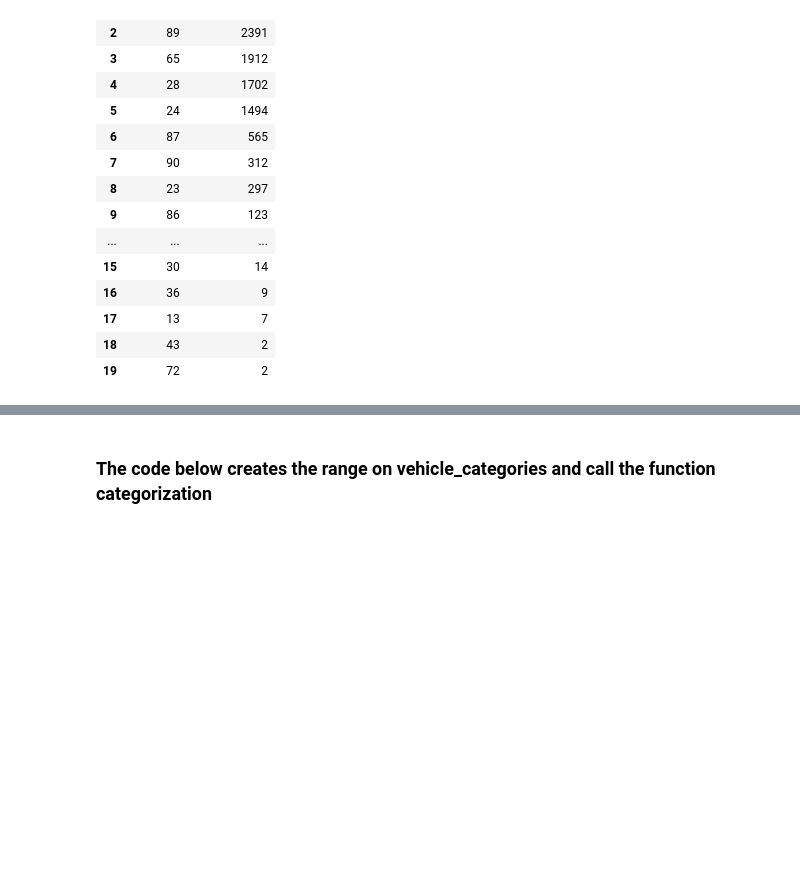
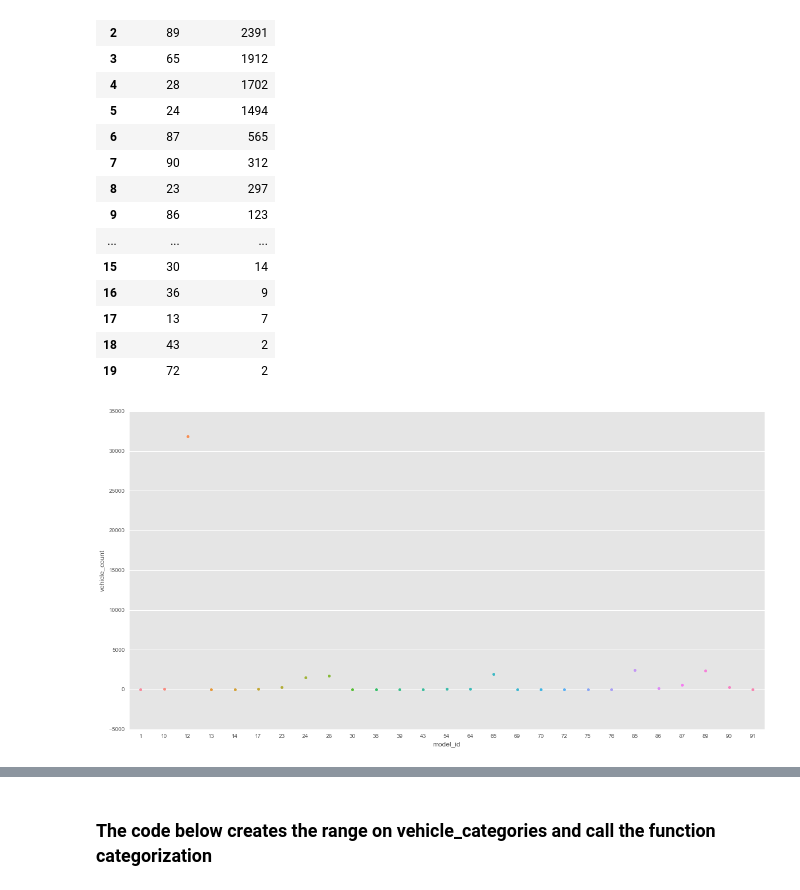
Before and after one commit to devesh1412/DS-SF-23, a Jupyter notebook: final-project/final_analysis/Final_Project_30JUN.ipynb, the cells around one changed output, grey strips where cells are left out. Saved outputs shown, nothing was run; the diff lists cells and outputs as text; code cells hidden in the pictures; blank space fills up the shorter version.

```diff
--- a/final-project/final_analysis/Final_Project_30JUN.ipynb
+++ b/final-project/final_analysis/Final_Project_30JUN.ipynb
@@ -119,3 +118,9 @@ Int64Index([12, 85, 89, 65, 28, 24, 87, 90, 23, 86, 10, 64, 54, 17, 91, 30, 36,
 | 17 | 13 | 7 |
 | 18 | 43 | 2 |
 | 19 | 72 | 2 |
+# %%
+f, ax = plt.subplots(figsize=(20,10))
+
+sns.swarmplot(x="model_id", y="vehicle_count", data=vehicle_cat_df);
+# %% [output]
+[figure, added]
```
Also changed, not shown: parts of 35 cells of this notebook.
